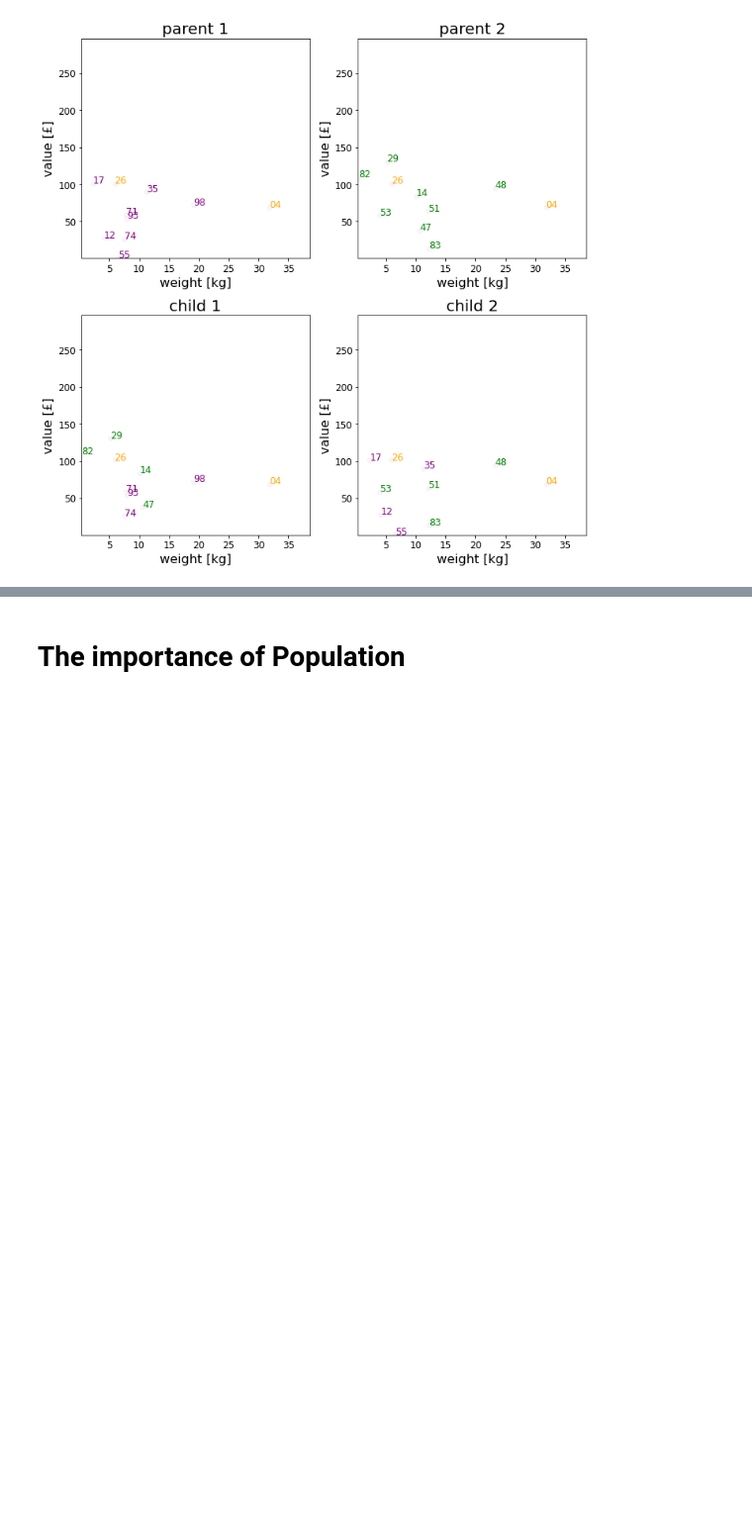
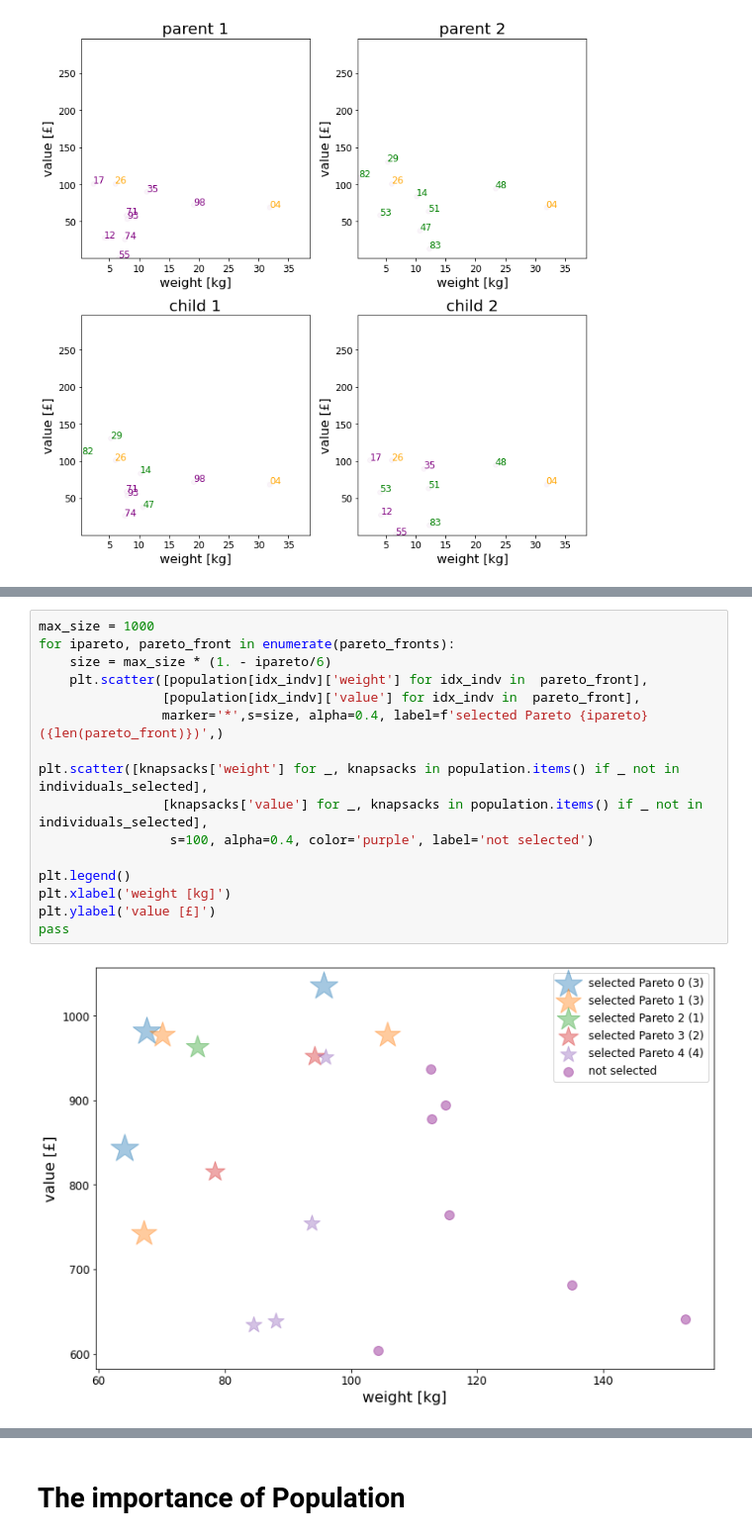
Before and after one commit to elzurdo/multi_objective_optimisation, a Jupyter notebook: 02_knapsack_2D_stochastic.ipynb, the cells around one changed output, grey strips where cells are left out. Shown: that part at 99% size. Cells and saved outputs as stored; diff of their text form; blank space fills up the shorter version.

```diff
--- a/02_knapsack_2D_stochastic.ipynb
+++ b/02_knapsack_2D_stochastic.ipynb
@@ -415,0 +556,18 @@ print(mutate_knapsack(knapsacks_instances[0][1]['packages'], list(packages.keys(
+# %%
+max_size = 1000
+for ipareto, pareto_front in enumerate(pareto_fronts):
+    size = max_size * (1. - ipareto/6)
+    plt.scatter([population[idx_indv]['weight'] for idx_indv in  pareto_front],
+                [population[idx_indv]['value'] for idx_indv in  pareto_front],
+                marker='*',s=size, alpha=0.4, label=f'selected Pareto {ipareto} ({len(pareto_front)})',)
+
+plt.scatter([knapsacks['weight'] for _, knapsacks in population.items() if _ not in individuals_selected],
+                [knapsacks['value'] for _, knapsacks in population.items() if _ not in individuals_selected],
+                 s=100, alpha=0.4, color='purple', label='not selected')
+
+plt.legend()
+plt.xlabel('weight [kg]')
+plt.ylabel('value [£]')
+pass
+# %% [output]
+[figure, added]
```
Also changed, not shown: parts of 21 cells of this notebook.
